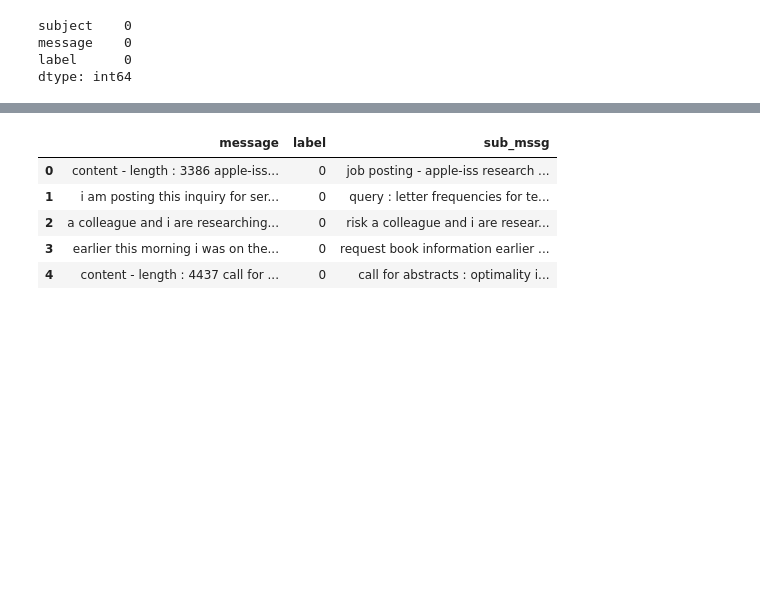
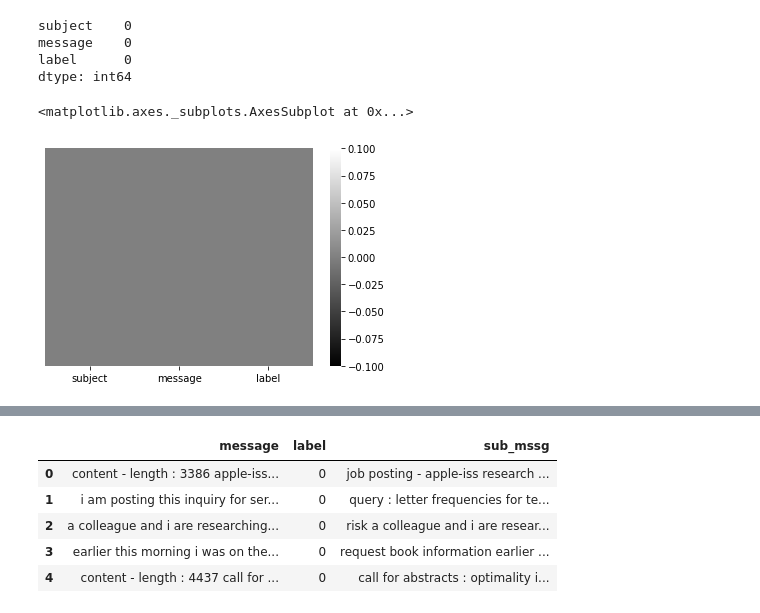
Before and after one commit to prakharjadaun/Feature-Extraction-for-Spam-Email-Detection, a Jupyter notebook: Feature Extraction/04 - Preprocessing + stemming.ipynb, the cells around one changed output, grey strips where cells are left out. Saved outputs shown, nothing was run; the diff lists cells and outputs as text; code cells hidden in the pictures; blank space fills up the shorter version.

```diff
--- a/Feature Extraction/04 - Preprocessing + stemming.ipynb
+++ b/Feature Extraction/04 - Preprocessing + stemming.ipynb
@@ -28,7 +28,7 @@ warnings.filterwarnings('ignore')
 [nltk_data] Downloading package words to /root/nltk_data...
 [nltk_data]   Package words is already up-to-date!
 # %%
-df = pd.read_csv(r"Final Dataset.csv")
+df = pd.read_csv("Final Dataset.csv")
 df.head()
 # %% [output]
 |  | subject | message | label |
@@ -44,6 +44,11 @@ subject    0
 message    0
 label      0
 dtype: int64
+# %%
+sns.heatmap(df.isnull(),cmap='gist_gray',yticklabels=False)
+# %% [output]
+<matplotlib.axes._subplots.AxesSubplot at 0x...>
+[figure, added]
 # %%
 df['sub_mssg']=df['subject']+" "+df['message']
 df.head()
```
Also changed, not shown: parts of 5 cells of this notebook, 5 other files.
